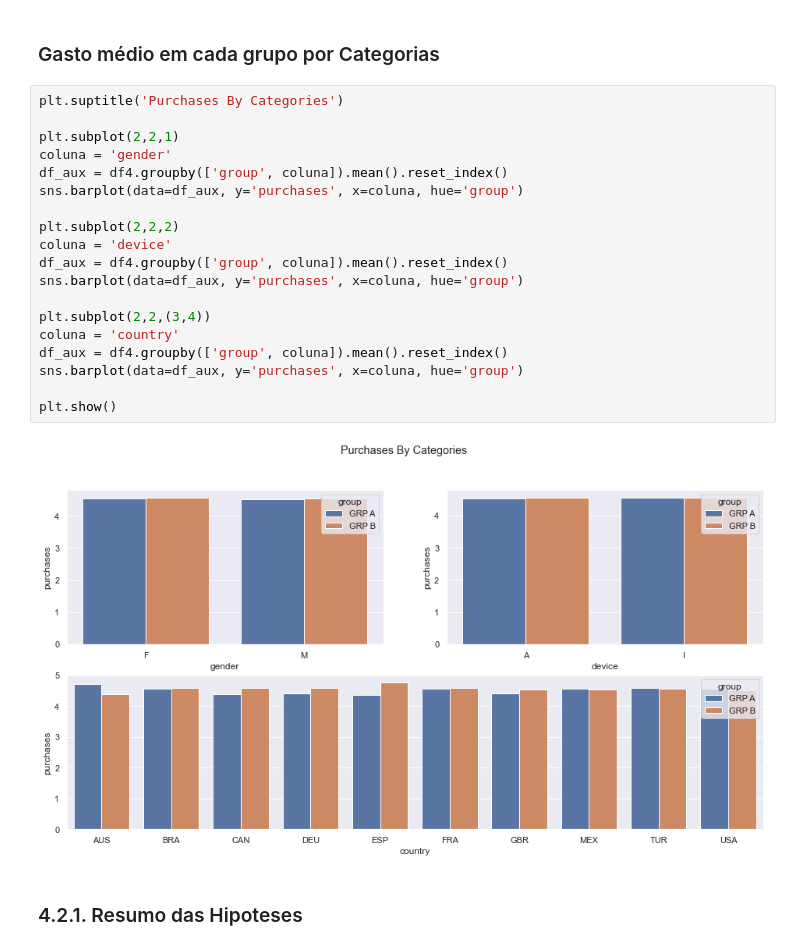
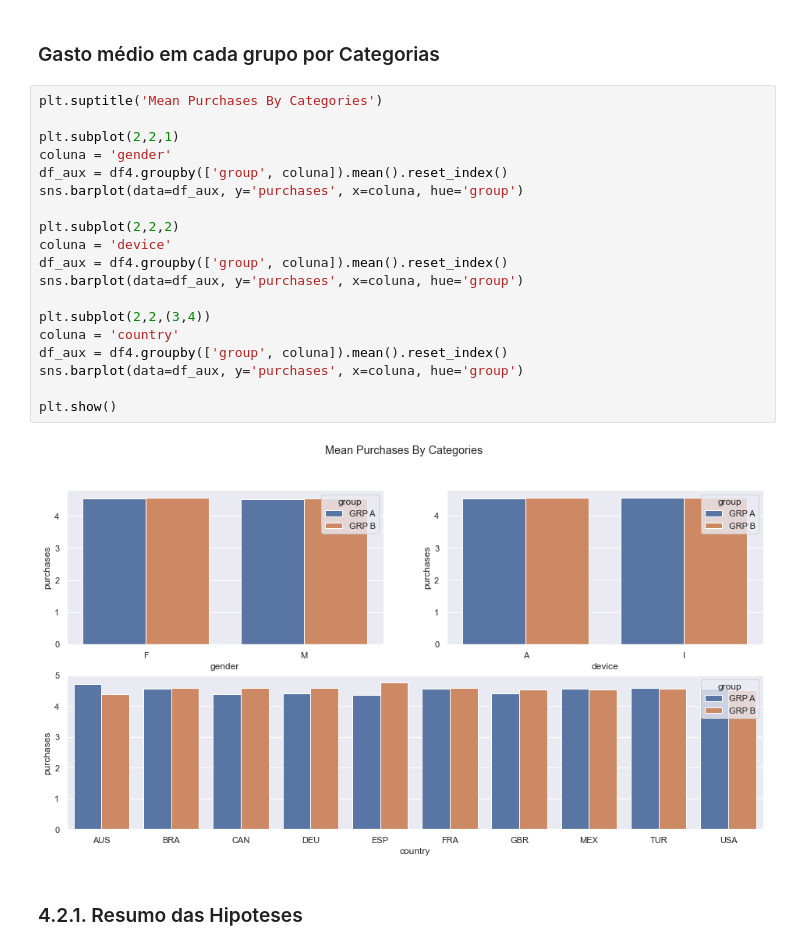
Before and after one commit to miguelzph/ab_test, a Jupyter notebook: notebooks/c01_ab_test.ipynb, the cells around one changed output. Drawn from its saved outputs; the diff is of its cells as text.

```diff
--- a/notebooks/c01_ab_test.ipynb
+++ b/notebooks/c01_ab_test.ipynb
@@ -308,26 +422,26 @@ plt.show()
 # %% [markdown]
 ### Gasto médio em cada grupo por Categorias
 # %%
-plt.suptitle('Purchases By Categories')
+plt.suptitle('Mean Purchases By Categories')
 
 plt.subplot(2,2,1)
 coluna = 'gender'
 df_aux = df4.groupby(['group', coluna]).mean().reset_index()
 sns.barplot(data=df_aux, y='purchases', x=coluna, hue='group')
 
 plt.subplot(2,2,2)
 coluna = 'device'
 df_aux = df4.groupby(['group', coluna]).mean().reset_index()
 sns.barplot(data=df_aux, y='purchases', x=coluna, hue='group')
 
 plt.subplot(2,2,(3,4))
 coluna = 'country'
 df_aux = df4.groupby(['group', coluna]).mean().reset_index()
 sns.barplot(data=df_aux, y='purchases', x=coluna, hue='group')
 
 plt.show()
 # %% [output]
-[figure, old version]
+[figure, new version]
 # %% [markdown]
 ### 4.2.1. Resumo das Hipoteses
 # %% [markdown]
```
Also changed, not shown: parts of 25 cells of this notebook, 1 other file.
